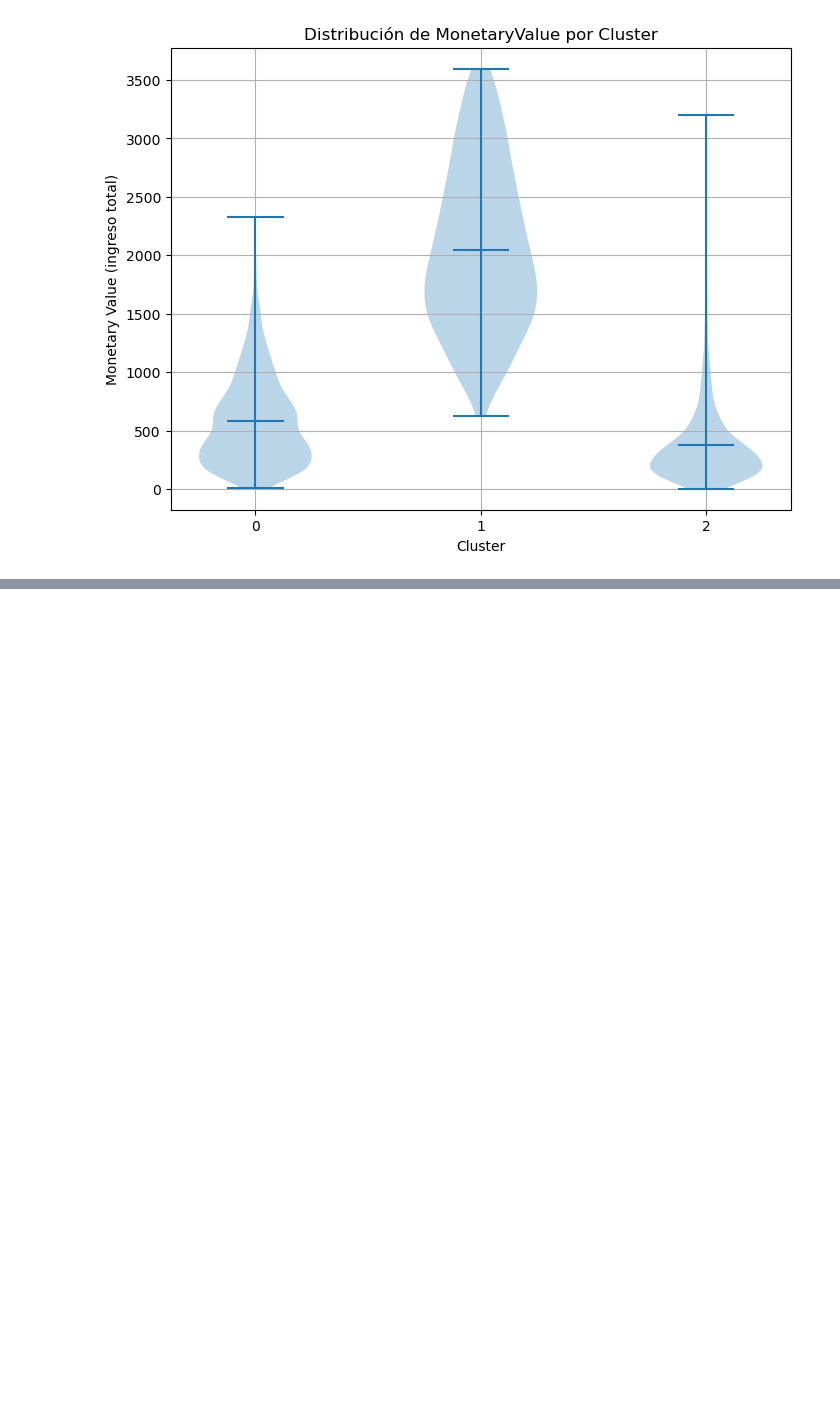
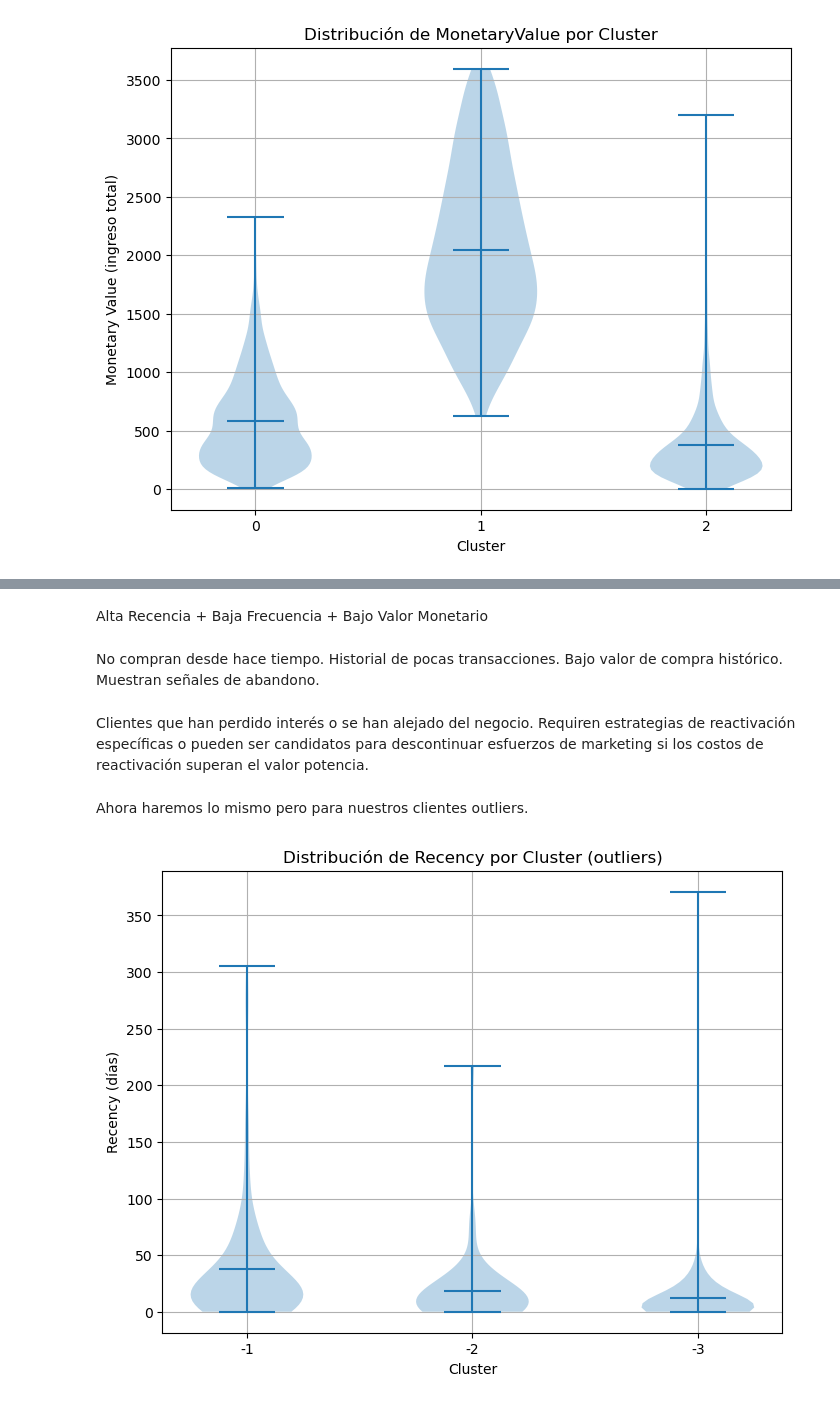
Before and after one commit to alvarotoledo01/Parcial2_OnlineRetail, a Jupyter notebook: 03_clustering.ipynb, the cells around one changed output, grey strips where cells are left out. Drawn from its saved outputs; the diff is of its cells as text; code cells hidden in the pictures; blank space fills up the shorter version.

Commit message:
feat: enhance clustering into a separate notebook and utilize newer version of the data (cleaned and transformed)

```diff
--- a/03_clustering.ipynb
+++ b/03_clustering.ipynb
@@ -416,0 +585,4 @@ profile
+# %%
+monetary_outliers_only = monetary_outliers.drop(overlap_indices)
+frequency_outliers_only = frequency_outliers.drop(overlap_indices)
+both_monetary_and_frequency_outliers = monetary_outliers.loc[overlap_indices]
@@ -416,0 +591,4 @@ profile
+# %%
+monetary_outliers_only["cluster"] = -1
+frequency_outliers_only["cluster"] = -2
+both_monetary_and_frequency_outliers["cluster"] = -3
@@ -416,0 +597,9 @@ profile
+# %%
+outliers_df = pd.concat(
+    [
+        monetary_outliers_only,
+        frequency_outliers_only,
+        both_monetary_and_frequency_outliers,
+    ],
+)
+outliers_df["cluster"].value_counts()
@@ -515,0 +692,25 @@ Definir un umbral de abandono para no insistir. Si luego de dos o tres intentos
+# %% [markdown]
+Alta Recencia + Baja Frecuencia + Bajo Valor Monetario
+# %% [markdown]
+No compran desde hace tiempo. Historial de pocas transacciones. Bajo valor de compra histórico. Muestran señales de abandono.
+# %% [markdown]
+Clientes que han perdido interés o se han alejado del negocio. Requiren estrategias de reactivación específicas o pueden ser candidatos para descontinuar esfuerzos de marketing si los costos de reactivación superan el valor potencia.
+# %%
+clusters = outliers_df["cluster"].unique()
+# %% [markdown]
+Ahora haremos lo mismo pero para nuestros clientes outliers.
+# %%
+data = [
+    outliers_df.loc[outliers_df["cluster"] == c, "Recency"].values for c in clusters
+]
+
+fig = plt.figure(figsize=(8, 6))
+plt.violinplot(data, showmeans=True)
+plt.xticks(np.arange(1, len(clusters) + 1), clusters)
+plt.xlabel("Cluster")
+plt.ylabel("Recency (días)")
+plt.title("Distribución de Recency por Cluster (outliers)")
+plt.grid(True)
+plt.show()
+# %% [output]
+[figure, added]
```
Also changed, not shown: parts of 149 cells of this notebook.
